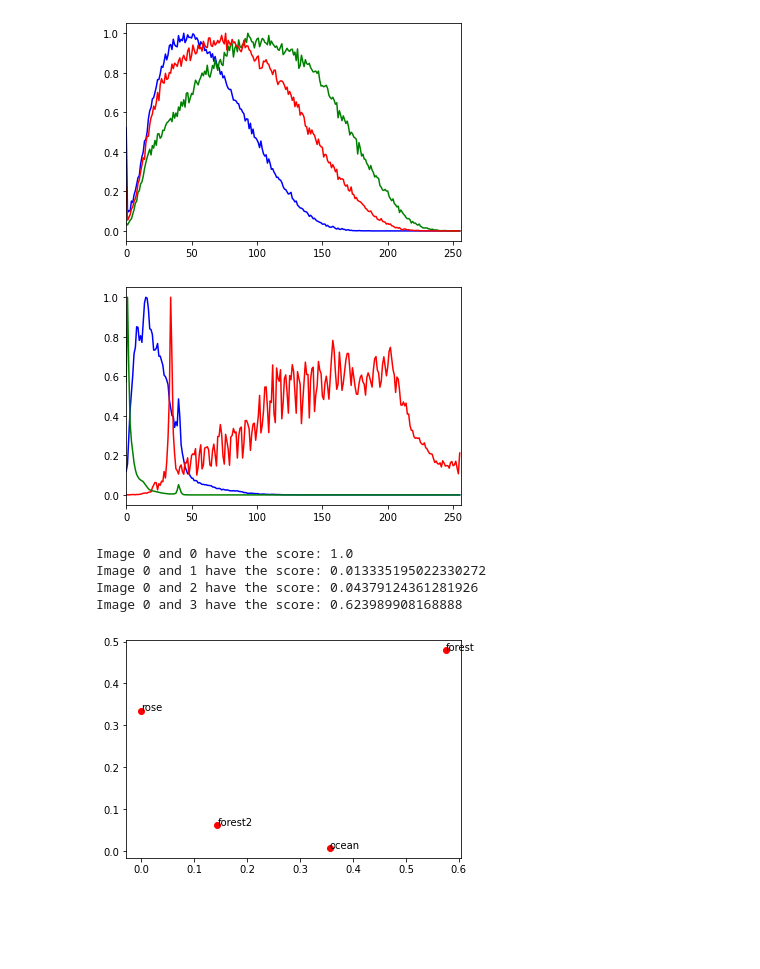
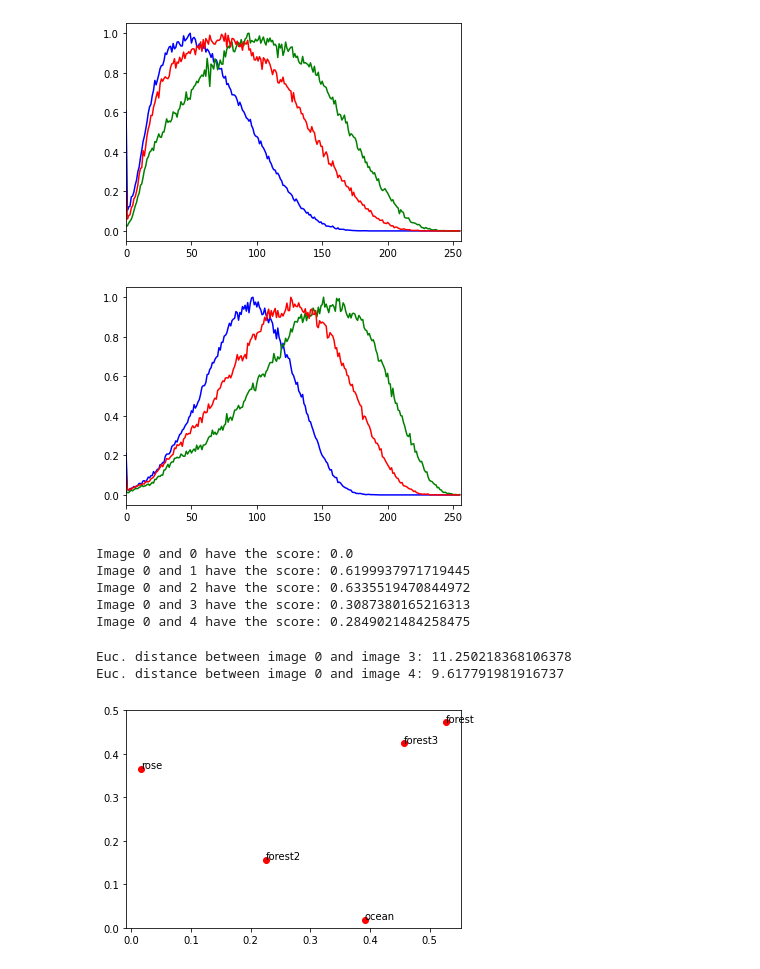
Before and after one commit to cluel01/DAIN-example, a Jupyter notebook: DAIN_Image_Similarity_Example.ipynb, the cells around one changed output. Saved outputs shown, nothing was run; the diff lists cells and outputs as text; code cells hidden in the pictures; blank space fills up the shorter version.

```diff
--- a/DAIN_Image_Similarity_Example.ipynb
+++ b/DAIN_Image_Similarity_Example.ipynb
@@ -22,7 +22,9 @@ rose = cv.imread("./rose.jpg")
 
 forest2 = cv.imread("./forest2.jpg")
 
-images = [forest,ocean,rose,forest2]
+forest3 = cv.imread("./forest3.jpg")
+
+images = [forest,ocean,rose,forest2,forest3]
 # %%
 for img in images:
     plt.imshow(cv.cvtColor(img, cv.COLOR_BGR2RGB))
@@ -53,33 +56,34 @@ for i,col in enumerate(colors):
     plt.xlim([0,256])
 plt.show()
 # %% [output]
-[figure, old version]
+[figure, new version]
 # %%
-#RGB Histograms for image at idx 2 (rose)
-a = hists[2]
+#RGB Histograms for image at idx 4 (forest brightened)
+a = hists[4]
 colors = ["b","g","r"]
 for i,col in enumerate(colors):
     plt.plot(a[i],color = col)
     plt.xlim([0,256])
 plt.show()
 # %% [output]
-[figure, old version]
+[figure, new version]
 # %%
-#Methods
+#Methods see: https://docs.opencv.org/3.4/d8/dc8/tutorial_histogram_comparison.html
 #0: Correlation
 #1: ChiSquare
 #2: Intersection
 #3: Bhattacharyya distance
-method=0
+method=3
 
 for i in range(len(images)):
     score = cv.compareHist(hists[0],hists[i],method)
     print("Image 0 and {} have the score: {}".format(i,score))
 # %% [output]
-Image 0 and 0 have the score: 1.0
-Image 0 and 1 have the score: 0.013335195022330272
-Image 0 and 2 have the score: 0.04379124361281926
-Image 0 and 3 have the score: 0.623989908168888
+Image 0 and 0 have the score: 0.0
+Image 0 and 1 have the score: 0.6199937971719445
+Image 0 and 2 have the score: 0.6335519470844972
+Image 0 and 3 have the score: 0.3087380165216313
+Image 0 and 4 have the score: 0.2849021484258475
 # %%
 #Or using self-developed functions
 def correlation(histA,histB):
@@ -95,14 +99,26 @@ def chi2_distance(histA,histB,eps=1e-10):
 def euc_distance(histA,histB):
     d = np.sum([(a-b)**2 for a,b in zip(histA,histB)])**0.5
     return d
+# %%
+#Euc. distance between forest images
+d1_3 = euc_distance(hists[0],hists[3])
+d1_4 = euc_distance(hists[0],hists[4])
+print("Euc. distance between image 0 and image {}: {}".format(3,d1_3))
+print("Euc. distance between image 0 and image {}: {}".format(4,d1_4))
+# %% [output]
+Euc. distance between image 0 and image 3: 11.250218368106378
+Euc. distance between image 0 and image 4: 9.617791981916737
 # %%
+#Plot the mean feature for the channels 1,2 (Green and Red) of each image
+
 img_feat = np.mean(hists,axis=2)
 
 fig, ax = plt.subplots()
 ax.scatter(img_feat[:,1],img_feat[:,2],c="r")
+ax.set_ylim([0,0.5])
 
-labels=["forest","ocean","rose","forest2"]
+labels=["forest","ocean","rose","forest2","forest3"]
 for i, txt in enumerate(labels):
     ax.annotate(txt, (img_feat[i,1],img_feat[i,2]))
 # %% [output]
-[figure, old version]
+[figure, new version]
```
Also changed, not shown: parts of 1 cell of this notebook.
